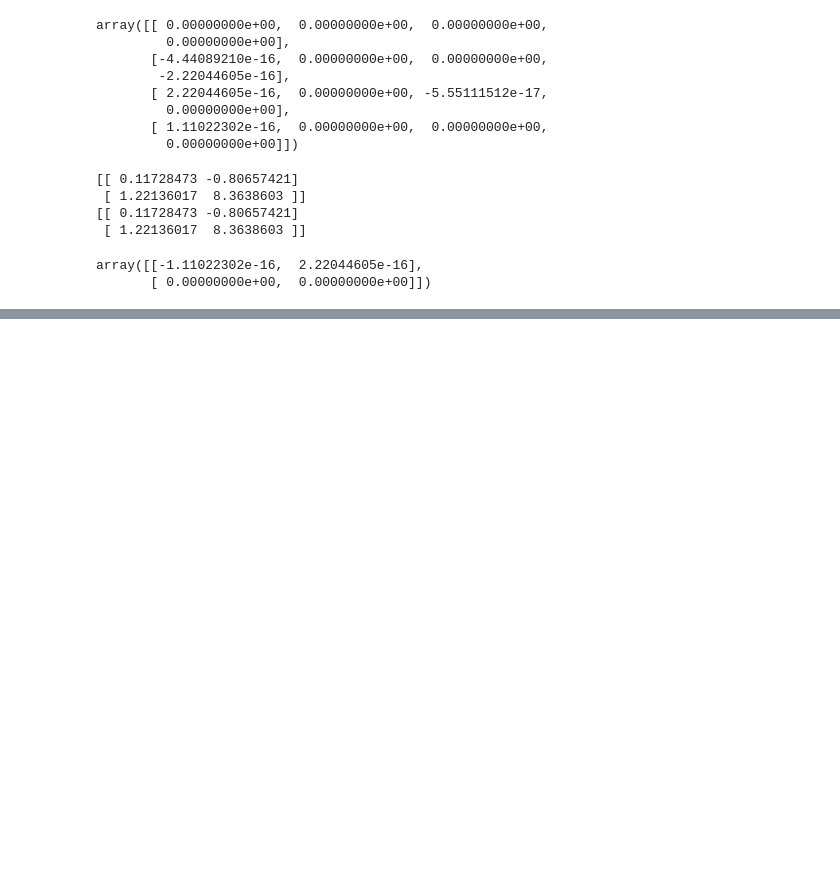
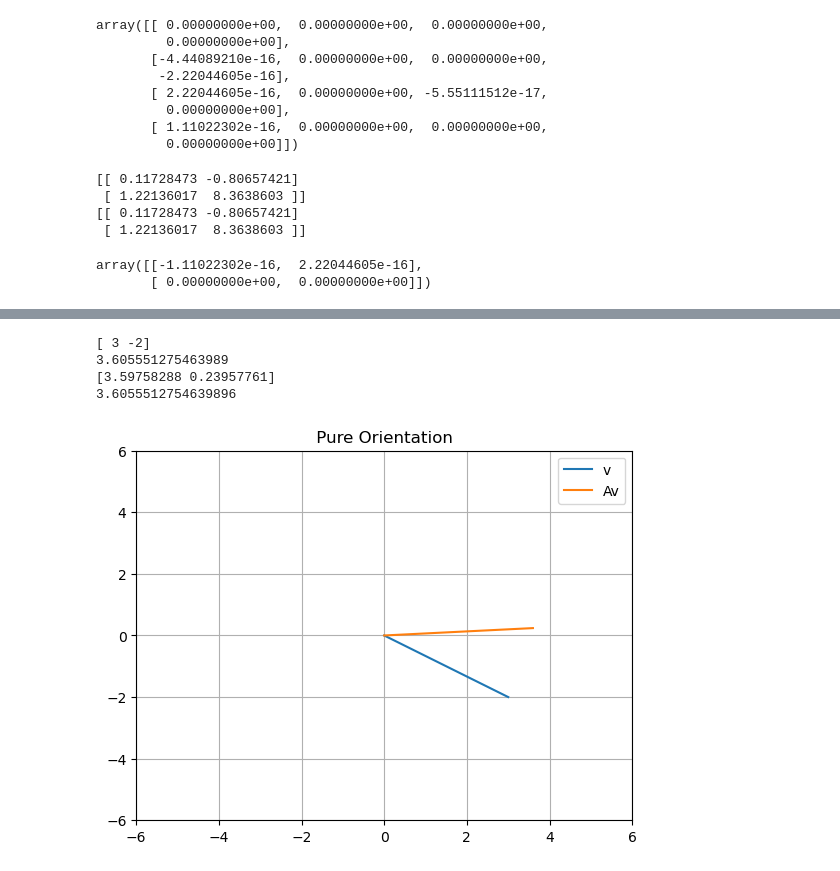
Before and after one commit to decemberkms/linear_algebra, a Jupyter notebook: matrix02.ipynb, the cells around one changed output, grey strips where cells are left out. Cells and saved outputs as stored; diff of their text form; code cells hidden in the pictures; blank space fills up the shorter version.

```diff
--- a/matrix02.ipynb
+++ b/matrix02.ipynb
@@ -310,0 +368,25 @@ array([[-1.11022302e-16,  2.22044605e-16],
+# %%
+v = np.array([ 3, -2])
+
+th = 5*np.pi/24
+A = np.array([[math.cos(th), -math.sin(th)], [math.sin(th), math.cos(th)]])
+
+w = A @ np.matrix.transpose(v)
+
+print(v)
+print(np.linalg.norm(v))
+print(w)
+print(np.linalg.norm(w))
+plt.plot([0, v[0]], [0, v[1]], label = "v")
+plt.plot([0, w[0]], [0, w[1]], label = "Av")
+plt.grid()
+plt.axis((-6, 6, -6 ,6))
+plt.legend()
+plt.title(" Pure Orientation ")
+plt.show()
+# %% [output]
+[ 3 -2]
+3.605551275463989
+[3.59758288 0.23957761]
+3.6055512754639896
+[figure, added]
```
Also changed, not shown: parts of 3 cells of this notebook.
